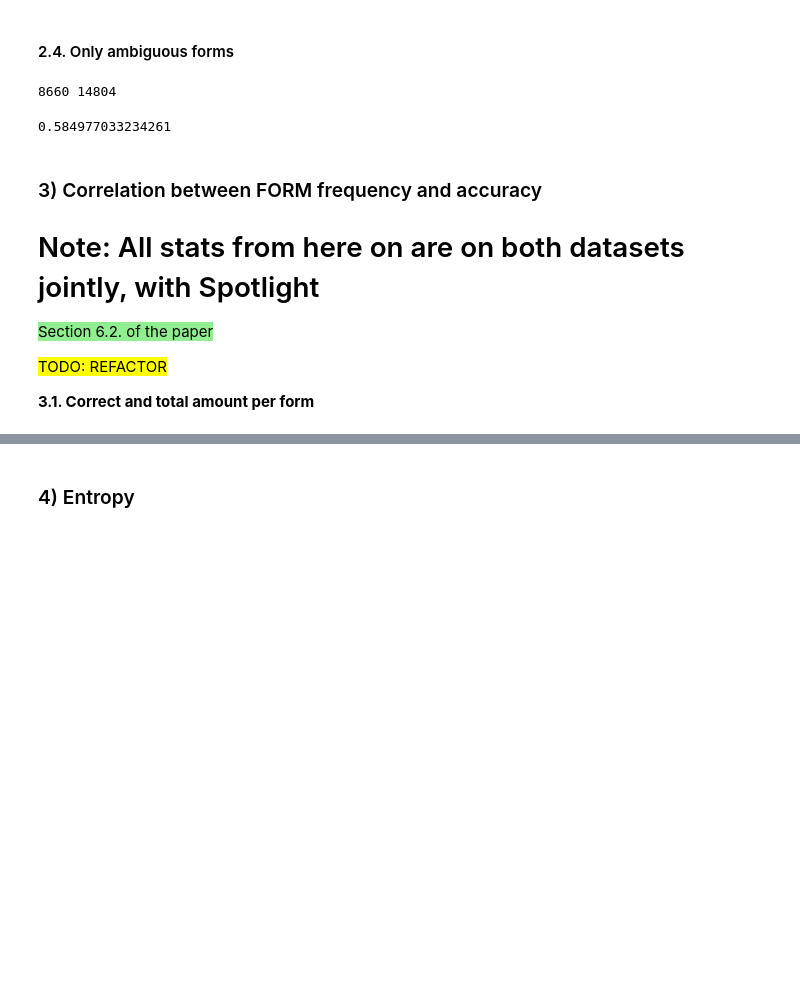
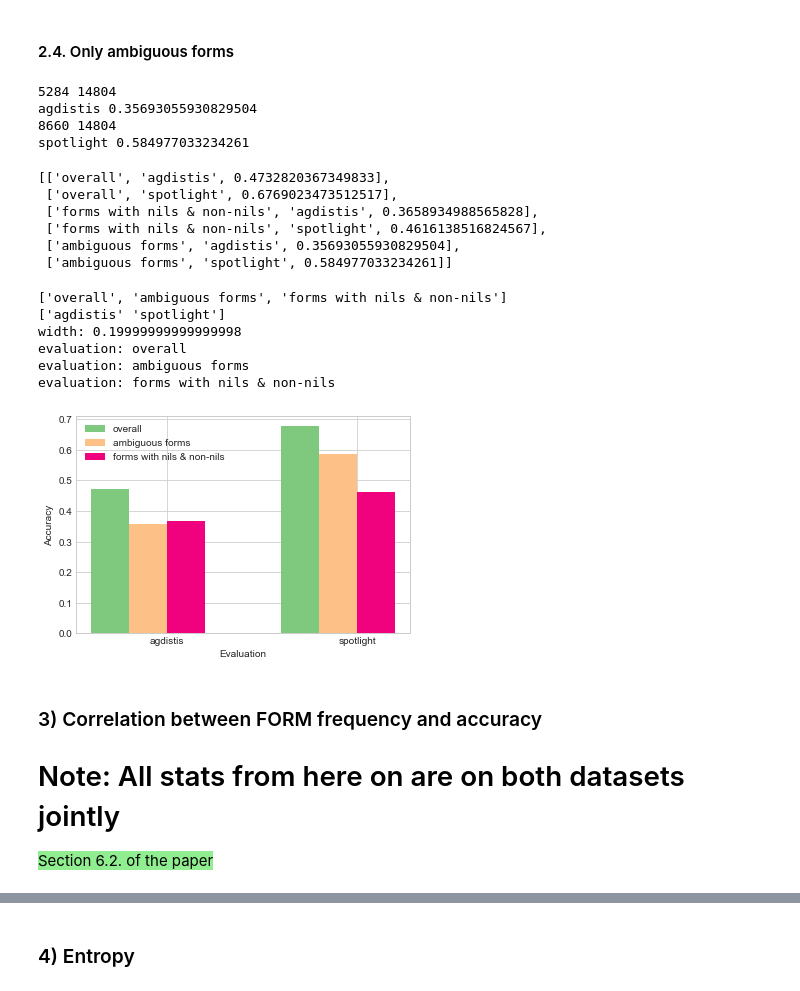
Before and after one commit to cltl/HumanLikeEL, a Jupyter notebook: System Analysis.ipynb, the cells around one changed output, grey strips where cells are left out. Drawn from its saved outputs; the diff is of its cells as text; code cells hidden in the pictures; blank space fills up the shorter version.

Commit message:
refactoring

```diff
--- a/System Analysis.ipynb
+++ b/System Analysis.ipynb
@@ -74,14 +80,19 @@ def compute_acc_on_selection(arts, forms_set):
     return correct/total
 # %% [markdown]
 #### 2.3. Only forms that are interpretted as NILs and not-NILs
-# %%
-interpretations, references = plot_utils.get_interpretations_and_references(spot_articles, skip_nils=False)
-ambiguity={}
-for form,meanings in interpretations.items():
-    ambiguity[form]=len(meanings)
 # %%
-nil_nonnil_forms=set()
-for form, amb in ambiguity.items():
-    if amb>1:
-        if '--NME--' in interpretations[form]:
-            nil_nonnil_forms.add(form)
+for system in systems:
+    interpretations, references = plot_utils.get_interpretations_and_references(system_articles[system], skip_nils=False)
+    ambiguity={}
+    for form,meanings in interpretations.items():
+        ambiguity[form]=len(meanings)
+
+    nil_nonnil_forms=set()
+    for form, amb in ambiguity.items():
+        if amb>1:
+            if '--NME--' in interpretations[form]:
+                nil_nonnil_forms.add(form)
+
+    nn_f_acc=compute_acc_on_selection(system_articles[system], nil_nonnil_forms)
+    print(system, nn_f_acc)
+    scores.append(['forms with nils & non-nils', system, nn_f_acc])
@@ -94,7 +104,22 @@ nn_f_acc
 # %% [markdown]
 #### 2.4. Only ambiguous forms
 # %%
-interpretations, references = plot_utils.get_interpretations_and_references(spot_articles, skip_nils=True)
-ambiguity={}
-for form,meanings in interpretations.items():
-    ambiguity[form]=len(meanings)
+for system in systems:
+    interpretations, references = plot_utils.get_interpretations_and_references(system_articles[system], skip_nils=True)
+    ambiguity={}
+    for form,meanings in interpretations.items():
+        ambiguity[form]=len(meanings)
+
+    ambiguous_forms=set()
+    for form, amb in ambiguity.items():
+        if amb>1:
+            ambiguous_forms.add(form)
+
+    amb_f_acc=compute_acc_on_selection(system_articles[system], ambiguous_forms)
+    print(system, amb_f_acc)
+    scores.append(['ambiguous forms', system, amb_f_acc])
+# %% [output]
+5284 14804
+agdistis 0.35693055930829504
+8660 14804
+spotlight 0.584977033234261
@@ -106,16 +126,25 @@ for form, amb in ambiguity.items():
-# %%
-amb_f_acc=compute_acc_on_selection(spot_articles, ambiguous_forms)
-amb_f_acc
-# %% [output]
-8660 14804
-0.584977033234261
+# %%
+scores
+# %% [output]
+[['overall', 'agdistis', 0.4732820367349833],
+ ['overall', 'spotlight', 0.6769023473512517],
+ ['forms with nils & non-nils', 'agdistis', 0.3658934988565828],
+ ['forms with nils & non-nils', 'spotlight', 0.4616138516824567],
+ ['ambiguous forms', 'agdistis', 0.35693055930829504],
+ ['ambiguous forms', 'spotlight', 0.584977033234261]]
+# %%
+plot_utils.plot_scores(scores, title='Scores of systems')
+# %% [output]
+['overall', 'ambiguous forms', 'forms with nils & non-nils']
+['agdistis' 'spotlight']
+width: 0.19999999999999998
+evaluation: overall
+evaluation: ambiguous forms
+evaluation: forms with nils & non-nils
+[figure, added]
 # %% [markdown]
 ### 3) Correlation between FORM frequency and accuracy
 
-# Note: All stats from here on are on both datasets jointly, with Spotlight
+# Note: All stats from here on are on both datasets jointly
 
 <span style="background-color:lightgreen">Section 6.2. of the paper</span>
-
-<span style="background-color:yellow">TODO: REFACTOR</span>
-
-**3.1. Correct and total amount per form**
```
Also changed, not shown: parts of 61 cells of this notebook, 2 other files.
